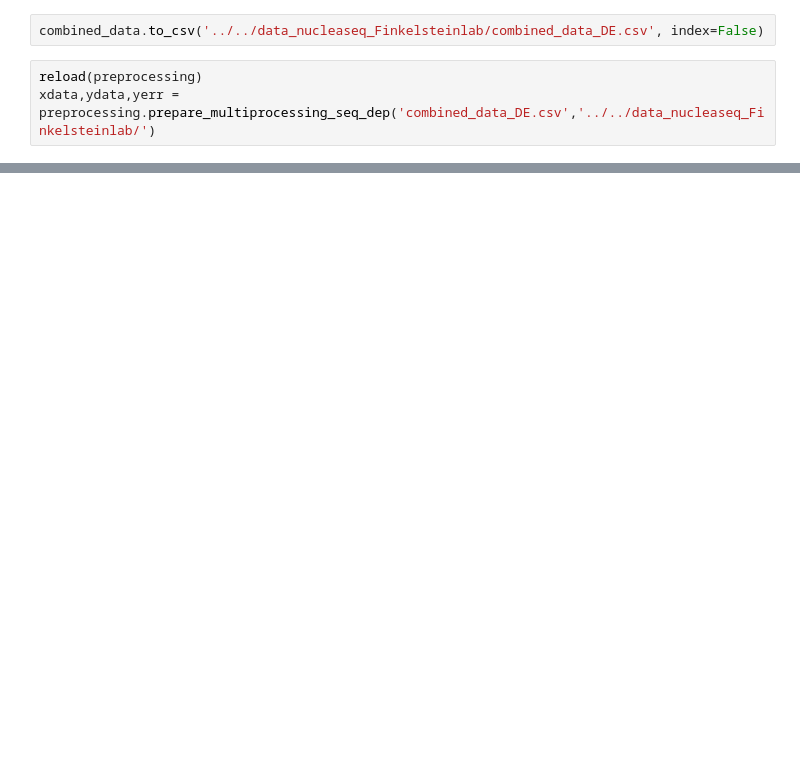
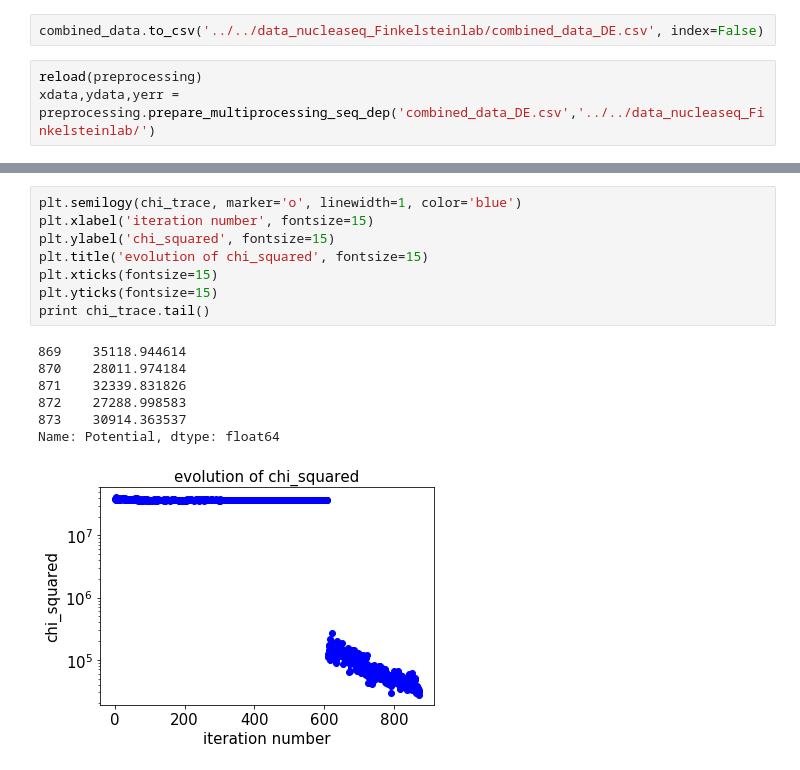
Before and after one commit to martin-depken/Energy-Landscape, a Jupyter notebook: predict_pclv_Stijn/Sequence_dep_test/combined_csv_containing_target.ipynb, the cells around one changed output, grey strips where cells are left out. Cells and saved outputs as stored; diff of their text form; blank space fills up the shorter version.

```diff
--- a/predict_pclv_Stijn/Sequence_dep_test/combined_csv_containing_target.ipynb
+++ b/predict_pclv_Stijn/Sequence_dep_test/combined_csv_containing_target.ipynb
@@ -376,0 +357,16 @@ Text(0.5,1,'Single mismatches per mismatch type, guide D')
+# %%
+plt.semilogy(chi_trace, marker='o', linewidth=1, color='blue')
+plt.xlabel('iteration number', fontsize=15)
+plt.ylabel('chi_squared', fontsize=15)
+plt.title('evolution of chi_squared', fontsize=15)
+plt.xticks(fontsize=15)
+plt.yticks(fontsize=15)
+print chi_trace.tail()
+# %% [output]
+869    35118.944614
+870    28011.974184
+871    32339.831826
+872    27288.998583
+873    30914.363537
+Name: Potential, dtype: float64
+[figure, added]
```
Also changed, not shown: parts of 13 cells of this notebook, 5 other files.
